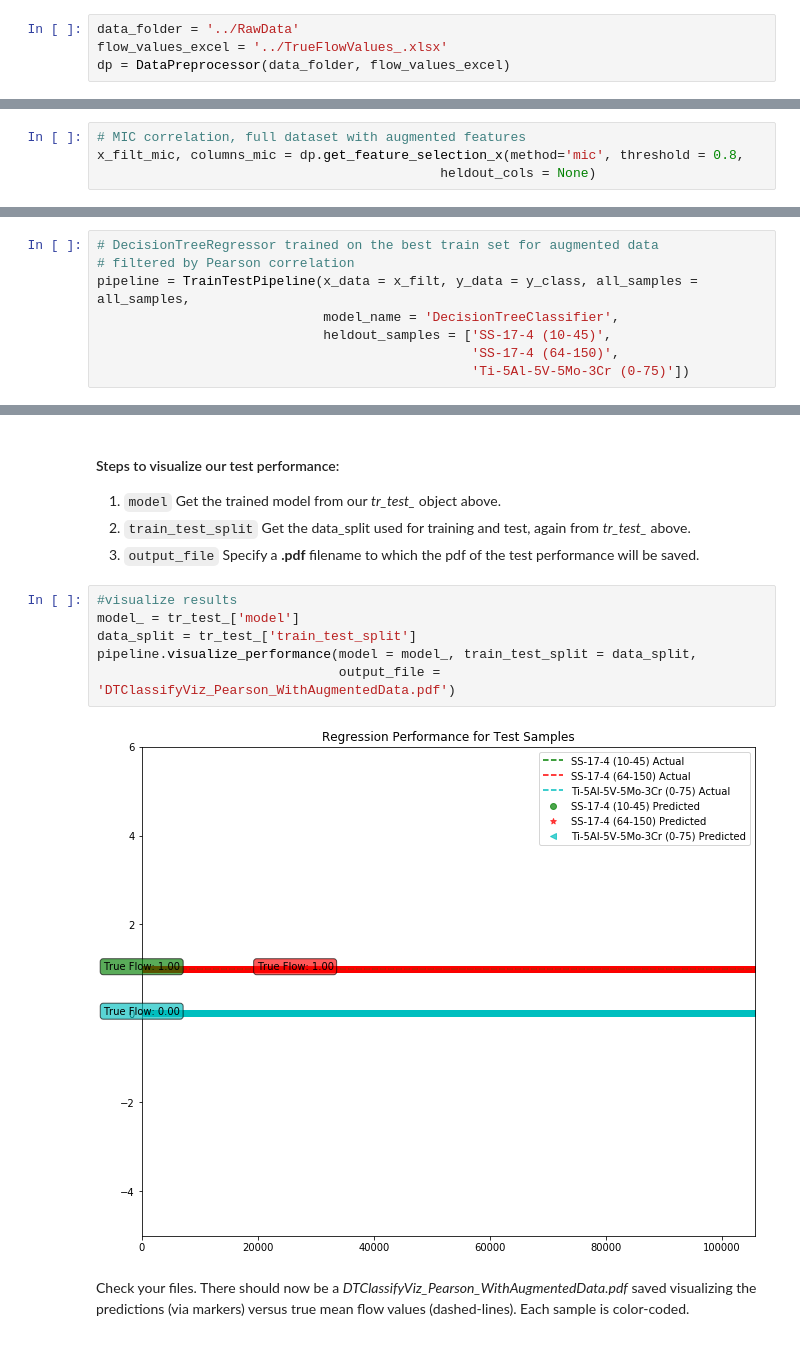
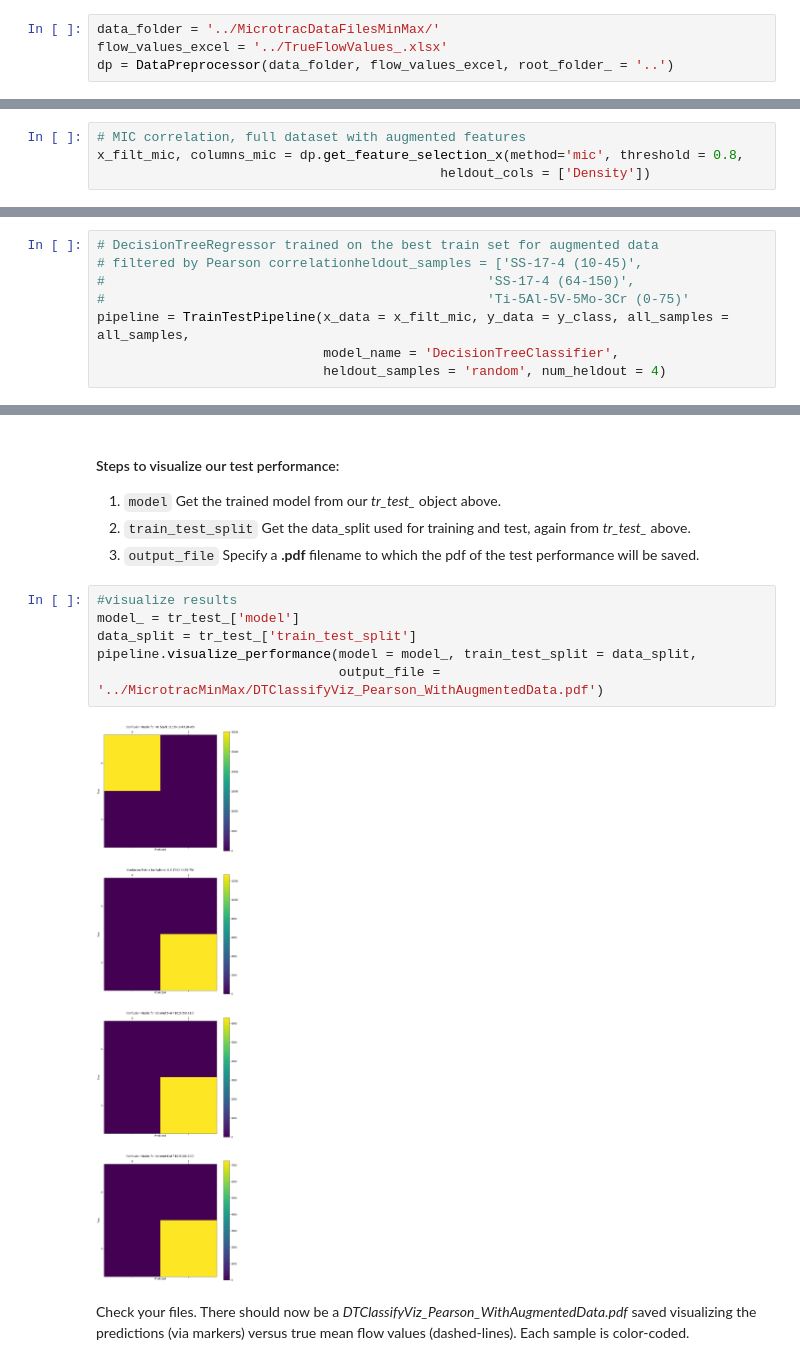
Before and after one commit to ostapen/flowability, a Jupyter notebook: Notebooks/Flowability Classification - Binary or Multiclass.ipynb, the cells around one changed output, grey strips where cells are left out. Saved outputs shown, nothing was run; the diff lists cells and outputs as text.

````diff
--- a/Notebooks/Flowability Classification - Binary or Multiclass.ipynb
+++ b/Notebooks/Flowability Classification - Binary or Multiclass.ipynb
@@ -48,6 +50,6 @@ Specify the:
 * In the Flow Values Excel sheet, do **not** type outside of the colored rows, especially in rows below the data. If adding more data, make sure to follow the same format as in the sheet.
 * Make sure the names of your samples, and size ranges of the samples, match **exactly** with how they are named in each raw Excel data sheet in your data folder.
 # %%
-data_folder = '../RawData'
+data_folder = '../MicrotracDataFilesMinMax/'
 flow_values_excel = '../TrueFlowValues_.xlsx'
-dp = DataPreprocessor(data_folder, flow_values_excel)
+dp = DataPreprocessor(data_folder, flow_values_excel, root_folder_ = '..')
@@ -84,5 +97,5 @@ Feature columns used: ['Da', 'Sphericity', 'Ellipse Ratio', 'Concavity', 'Convex
 # %%
 # MIC correlation, full dataset with augmented features
 x_filt_mic, columns_mic = dp.get_feature_selection_x(method='mic', threshold = 0.8,
-                                            heldout_cols = None)
+                                            heldout_cols = ['Density'])
 # %% [output]
@@ -145,12 +158,12 @@ In this example, we will use our best train set to train our DecisionTree. The h
 *By default, ```heldout_samples``` is 'random', meaning that 3 random samples from the 8 samples will be selected for testing.*
 # %%
 # DecisionTreeRegressor trained on the best train set for augmented data
-# filtered by Pearson correlation
-pipeline = TrainTestPipeline(x_data = x_filt, y_data = y_class, all_samples = all_samples,
+# filtered by Pearson correlationheldout_samples = ['SS-17-4 (10-45)',
+#                                                 'SS-17-4 (64-150)',
+#                                                 'Ti-5Al-5V-5Mo-3Cr (0-75)'
+pipeline = TrainTestPipeline(x_data = x_filt_mic, y_data = y_class, all_samples = all_samples,
                              model_name = 'DecisionTreeClassifier',
-                             heldout_samples = ['SS-17-4 (10-45)',
-                                                'SS-17-4 (64-150)',
-                                                'Ti-5Al-5V-5Mo-3Cr (0-75)'])
+                             heldout_samples = 'random', num_heldout = 4)
 # %% [markdown]
 ### Step 6: Split Data, Train, and Test a Model
 To train our DecisionTreeRegressor on the Pearson correlation matrix filtered features (Density, MinSize, MaxSize are included) we will use:
@@ -197,11 +210,11 @@
 # %%
 #visualize results
 model_ = tr_test_['model']
 data_split = tr_test_['train_test_split']
 pipeline.visualize_performance(model = model_, train_test_split = data_split,
-                               output_file = 'DTClassifyViz_Pearson_WithAugmentedData.pdf')
+                               output_file = '../MicrotracMinMax/DTClassifyViz_Pearson_WithAugmentedData.pdf')
 # %% [output]
-[figure, old version]
+[figure, new version]
 # %% [markdown]
 Check your files. There should now be a *DTClassifyViz_Pearson_WithAugmentedData.pdf* saved visualizing the predictions (via markers) versus true mean flow values (dashed-lines). Each sample is color-coded.
 # %% [markdown]
````
Also changed, not shown: parts of 13 cells of this notebook.
